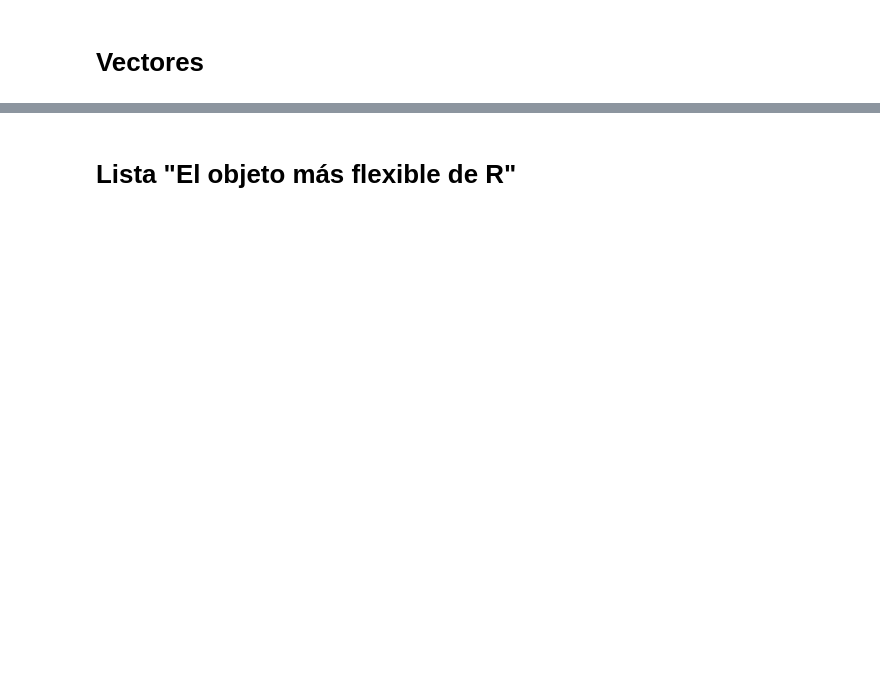
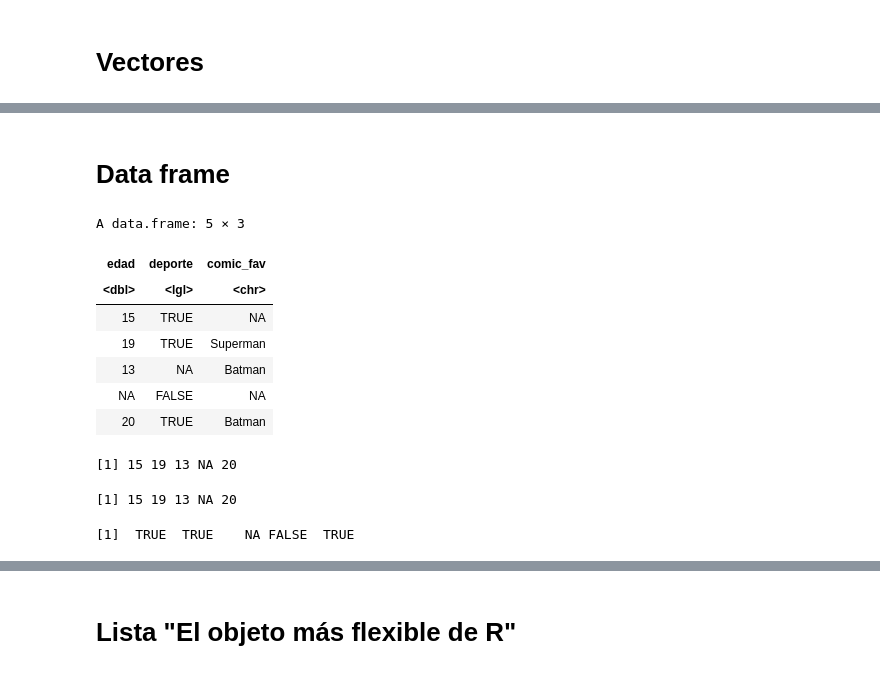
Before and after one commit to vordonez74/notebook, a Jupyter notebook: R.ipynb, the cells around one changed output, grey strips where cells are left out. Drawn from its saved outputs; the diff is of its cells as text; code cells hidden in the pictures; blank space fills up the shorter version.

```diff
--- a/R.ipynb
+++ b/R.ipynb
@@ -159,0 +260,32 @@ matriz2
+# %% [markdown]
+# Data frame
+# %%
+#data frame
+
+edad <- c(15, 19, 13, NA, 20)
+deporte <- c(TRUE, TRUE, NA, FALSE, TRUE)
+comic_fav <- c(NA, 'Superman', 'Batman', NA, 'Batman')
+# %%
+df <- data.frame(edad,deporte,comic_fav)
+df
+# %% [output]
+A data.frame: 5 × 3
+| edad | deporte | comic_fav |
+| <dbl> | <lgl> | <chr> |
+| 15 | TRUE | NA |
+| 19 | TRUE | Superman |
+| 13 | NA | Batman |
+| NA | FALSE | NA |
+| 20 | TRUE | Batman |
+# %%
+df$edad
+# %% [output]
+[1] 15 19 13 NA 20
+# %%
+df[,1]
+# %% [output]
+[1] 15 19 13 NA 20
+# %%
+df[["deporte"]] #devuelve en forma de vetor
+# %% [output]
+[1]  TRUE  TRUE    NA FALSE  TRUE
```
Also changed, not shown: parts of 67 cells of this notebook, 5 other files.
